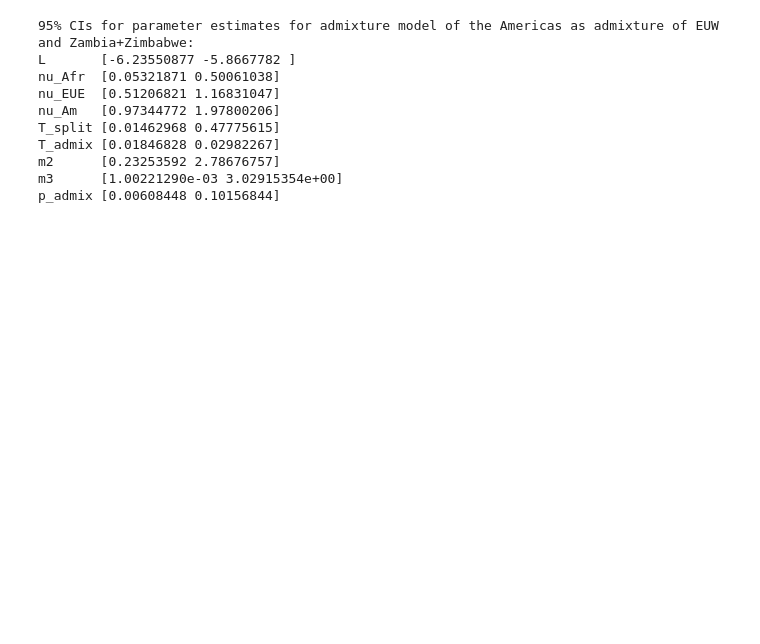
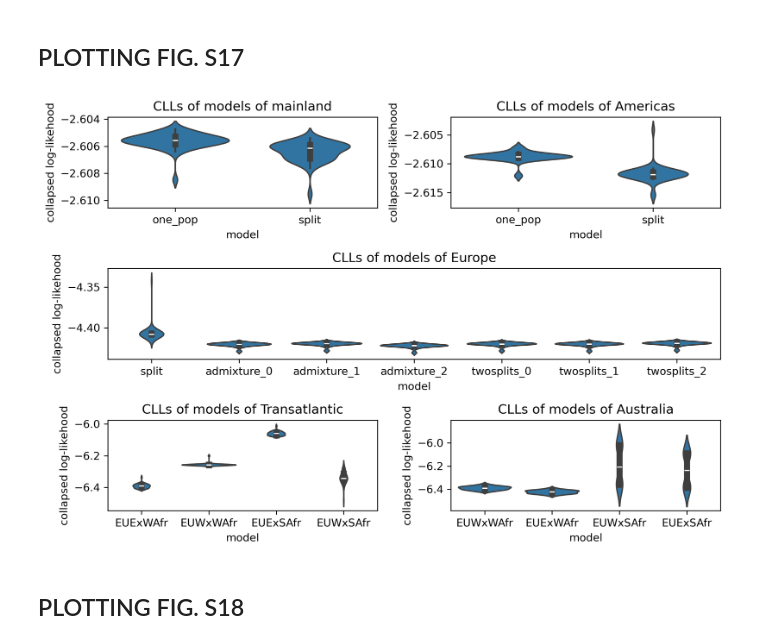
Before and after one commit to DEST-bio/DESTv2_data_paper, a Jupyter notebook: 15.demographic_inference/jupyter_nbs/jackknife_inference_analysis.ipynb, the cells around one changed output. Drawn from its saved outputs; the diff is of its cells as text; code cells hidden in the pictures; blank space fills up the shorter version.

Commit message:
data viz in nb

```diff
--- a/15.demographic_inference/jupyter_nbs/jackknife_inference_analysis.ipynb
+++ b/15.demographic_inference/jupyter_nbs/jackknife_inference_analysis.ipynb
@@ -36,9 +39,6 @@ def calculate_ci(x):
     return (list(x.nsmallest(2))[0],
             list(x.nlargest(2))[0])
 
-
-# df = df.reset_index()
-# df.rename(columns={'level_3': 'ci_bound'}, inplace=True)
 df = df.replace({'pop_of_interest': {0.0: '0',
                                      1.0 : '1',
                                      2.0 : '2',
@@ -52,3 +52,20 @@ df = df.replace({'pop_of_interest': {0.0: '0',
 pop_of_interest_suffices = ['_' + poi if poi != 'NA' else '' for poi in df['pop_of_interest']]
 df['model'] = df['model'] + pop_of_interest_suffices
 df.drop(columns=['pop_of_interest'], inplace=True)
+
+#####
+# Everything below this line is clean-up of old models and model names
+#####
+
+# Filter out attempted, but unused split-with-asymmetric-migration model.
+df = df[df['model'] != 'split_asymmig']
+# Rename models for clarity
+df[df['region'] == "Transatlantic"] = df.replace({'model': {'admixture_0': 'EUExWAfr',
+                                                            'admixture_1': 'EUWxWAfr',
+                                                            'admixture_2': 'EUExSAfr',
+                                                            'admixture_3': 'EUWxSAfr'}})
+df[df['region'] == "Australia"] = df.replace({'model': {'admixture_0': 'EUWxWAfr',
+                                                        'admixture_1': 'EUExWAfr',
+                                                        'admixture_2': 'EUWxSAfr',
+                                                        'admixture_3': 'EUExSAfr'}})
+df = df.replace({'model': {'two_epoch': 'one_pop'}})
@@ -186,19 +341,28 @@ T       [0.01854634 0.03073693]
-# %%
-# p_admix is the proportion of genetic material from the African population in the
-# admixture event.
-print("95% CIs for parameter estimates for admixture model of the Americas as admixture of EUW and Zambia+Zimbabwe:")
-print(f"L\t{np.array(df[(df.region == 'Transatlantic_expandedAfr') & (df.model == 'admixture_3')]['collapsed_pop_ll'].quantile([0.025, 0.975]))}")
-for i, param_name in enumerate(['nu_Afr', 'nu_EUE', 'nu_Am', 'T_split', 'T_admix', 'm2', 'm3', 'p_admix']):
-    ci = np.array(df[(df.region == "Transatlantic_expandedAfr") & (df.model == "admixture_3")]['est' + str(i)].quantile([0.025, 0.975]))
-    print(f"{param_name}\t{ci}")
-# %% [output]
-95% CIs for parameter estimates for admixture model of the Americas as admixture of EUW and Zambia+Zimbabwe:
-L       [-6.23550877 -5.8667782 ]
-nu_Afr  [0.05321871 0.50061038]
-nu_EUE  [0.51206821 1.16831047]
-nu_Am   [0.97344772 1.97800206]
-T_split [0.01462968 0.47775615]
-T_admix [0.01846828 0.02982267]
-m2      [0.23253592 2.78676757]
-m3      [1.00221290e-03 3.02915354e+00]
-p_admix [0.00608448 0.10156844]
+# %% [markdown]
+## PLOTTING FIG. S17
+# %%
+fig = plt.figure(figsize=(9, 6), dpi=300)
+gs = fig.add_gridspec(3, 2)
+ax_main = fig.add_subplot(gs[0, 0])
+ax_amer = fig.add_subplot(gs[0, 1])
+ax_euro = fig.add_subplot(gs[1, :])
+ax_tran = fig.add_subplot(gs[2, 0])
+ax_aust = fig.add_subplot(gs[2, 1])
+
+def plot_violin(region, params, ax):
+    sns.violinplot(data=df.loc[df['region'] == region], x="model", y='collapsed_pop_ll',
+                   order=params, ax=ax)
+    ax.set_ylabel("collapsed log-likehood")
+    ax.set_title(f"CLLs of models of {region}")
+plot_violin("mainland", ["one_pop", "split"], ax_main)
+plot_violin("Americas", ["one_pop", "split"], ax_amer)
+plot_violin("Europe", Europe_models, ax_euro)
+plot_violin("Transatlantic", TA_models, ax_tran)
+plot_violin("Australia", Aus_models, ax_aust)
+
+plt.tight_layout()
+plt.show()
+# %% [output]
+[figure, added]
+# %% [markdown]
+## PLOTTING FIG. S18
```
Also changed, not shown: parts of 20 cells of this notebook.
